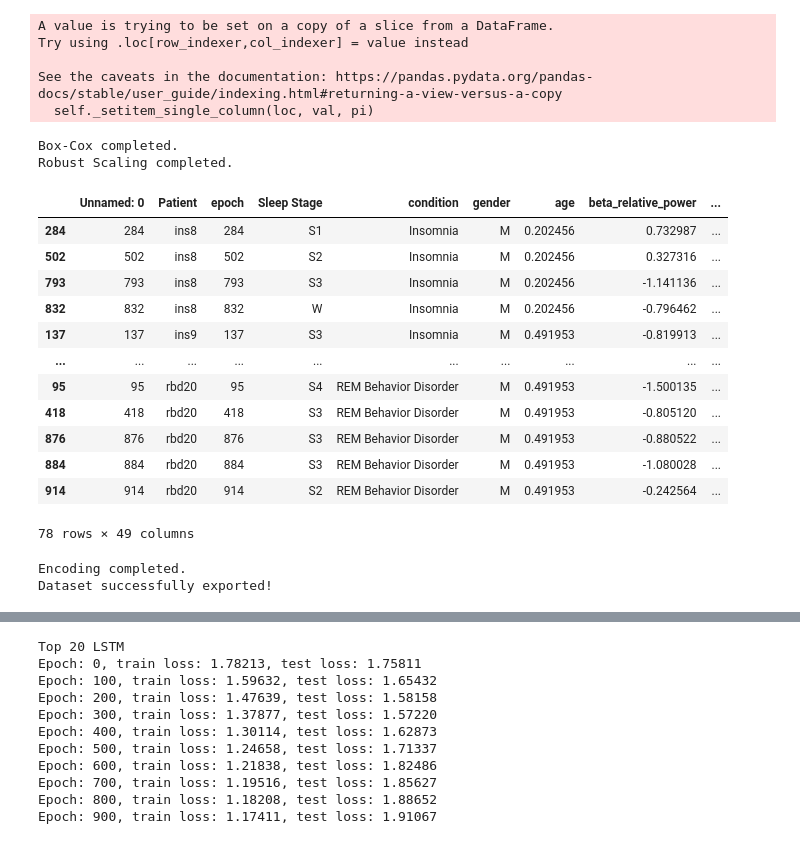
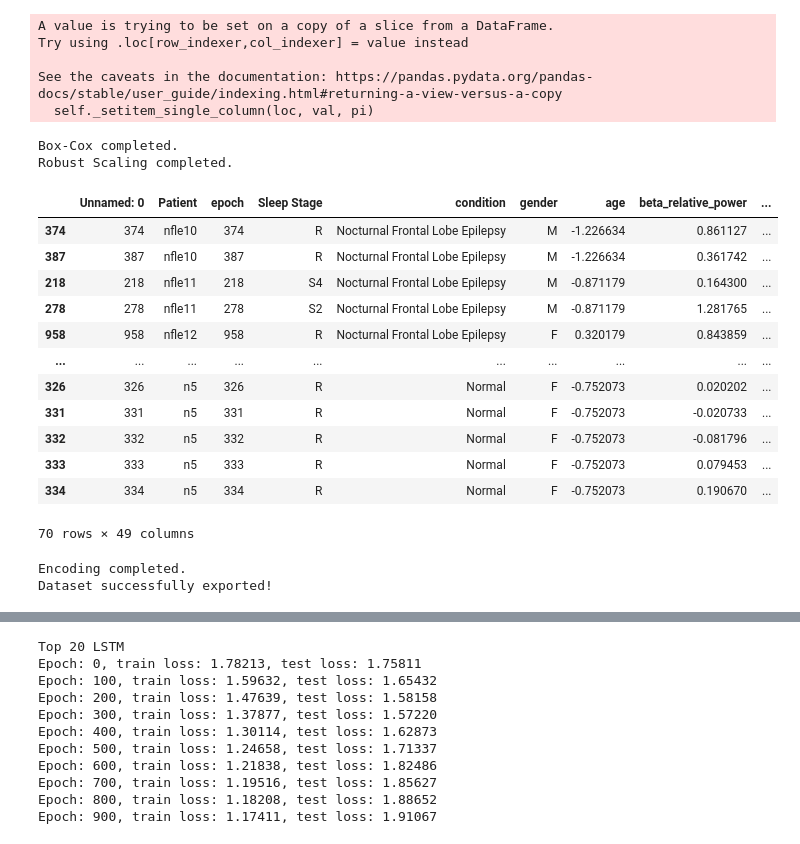
Before and after one commit to brycegsmith/psg_project, a Jupyter notebook: lstm.ipynb, the cells around one changed output, grey strips where cells are left out. Drawn from its saved outputs; the diff is of its cells as text; code cells hidden in the pictures.

```diff
--- a/lstm.ipynb
+++ b/lstm.ipynb
@@ -37,12 +38,15 @@ from sklearn.metrics import classification_report
 # %%
 trainingData = ['nfle10', 'nfle11', 'nfle12', 'nfle13', 'nfle14', 'nfle15','plm10', 'plm1', 'plm2', 'plm3', 'plm5', 'plm6','rbd10', 'rbd11', 'rbd12', 'rbd13', 'rbd16', 'rbd17', 'ins2', 'ins6', 'n11', 'n2']
 testingData = ['ins8', 'ins9', 'n5','nfle16', 'nfle17', 'nfle18', 'nfle19','plm7', 'plm8', 'plm9','rbd18', 'rbd19', 'rbd20']
+allData = ['nfle10', 'nfle11', 'nfle12', 'nfle13', 'nfle14', 'nfle15', 'nfle16', 'nfle17', 'nfle18', 'nfle19',
+           'plm10', 'plm1', 'plm2', 'plm3', 'plm5', 'plm6', 'plm7', 'plm8', 'plm9', 'rbd10', 'rbd11', 'rbd12', 'rbd13',
+           'rbd16', 'rbd17', 'rbd18', 'rbd19', 'rbd20', 'ins2', 'ins6', 'ins8', 'ins9', 'n11', 'n2', 'n3', 'n5']
 firstNumericCol = 6 # Includes age
-#filepath = 'final_data/'
-filepath = 'testingData/'
+filepath = 'final_data/'
+
 final = pd.DataFrame()
 
-for dataset in testingData: # Stuff in the loop is done on each dataset individually before combining
+for dataset in allData: # Stuff in the loop is done on each dataset individually before combining
     thisData = pd.read_csv(filepath + dataset + '.csv') # Create an untracked local data folder
     column_names = thisData.columns[firstNumericCol - 1:]
 
@@ -167,45 +171,45 @@ final.insert(8, "plm", conditionColumns["condition_3"])
 
 final.drop("condition", axis=1, inplace=True)
 
 print('Encoding completed.')
 
 
 #Robust Scaling
 #subset1 = final.iloc[:,:firstNumericCol]
 #subset2 = final.iloc[:,firstNumericCol:]
 
 #scaler = preprocessing.RobustScaler() # By default, centers and scales
 #robust_df = scaler.fit_transform(subset2)
 #robust_df = pd.DataFrame(robust_df, columns = column_names)
 #print("Robust Scaling done for " + dataset)
 
 #Export
 #final = pd.concat([subset1, robust_df], axis = 1)
 final.reset_index(inplace=True)
 final = final.iloc[:,1:]
 final.to_csv('final.csv')
 print('Dataset successfully exported!')
 # %% [output]
 A value is trying to be set on a copy of a slice from a DataFrame.
 Try using .loc[row_indexer,col_indexer] = value instead
 
 See the caveats in the documentation: https://pandas.pydata.org/pandas-docs/stable/user_guide/indexing.html#returning-a-view-versus-a-copy
   self._setitem_single_column(loc, val, pi)
 Box-Cox completed.
 Robust Scaling completed.
 |  | Unnamed: 0 | Patient | epoch | Sleep Stage | condition | gender | age | beta_relative_power | ... |
-| 284 | 284 | ins8 | 284 | S1 | Insomnia | M | 0.202456 | 0.732987 | ... |
-| 502 | 502 | ins8 | 502 | S2 | Insomnia | M | 0.202456 | 0.327316 | ... |
-| 793 | 793 | ins8 | 793 | S3 | Insomnia | M | 0.202456 | -1.141136 | ... |
-| 832 | 832 | ins8 | 832 | W | Insomnia | M | 0.202456 | -0.796462 | ... |
-| 137 | 137 | ins9 | 137 | S3 | Insomnia | M | 0.491953 | -0.819913 | ... |
+| 374 | 374 | nfle10 | 374 | R | Nocturnal Frontal Lobe Epilepsy | M | -1.226634 | 0.861127 | ... |
+| 387 | 387 | nfle10 | 387 | R | Nocturnal Frontal Lobe Epilepsy | M | -1.226634 | 0.361742 | ... |
+| 218 | 218 | nfle11 | 218 | S4 | Nocturnal Frontal Lobe Epilepsy | M | -0.871179 | 0.164300 | ... |
+| 278 | 278 | nfle11 | 278 | S2 | Nocturnal Frontal Lobe Epilepsy | M | -0.871179 | 1.281765 | ... |
+| 958 | 958 | nfle12 | 958 | R | Nocturnal Frontal Lobe Epilepsy | F | 0.320179 | 0.843859 | ... |
 | ... | ... | ... | ... | ... | ... | ... | ... | ... | ... |
-| 95 | 95 | rbd20 | 95 | S4 | REM Behavior Disorder | M | 0.491953 | -1.500135 | ... |
-| 418 | 418 | rbd20 | 418 | S3 | REM Behavior Disorder | M | 0.491953 | -0.805120 | ... |
-| 876 | 876 | rbd20 | 876 | S3 | REM Behavior Disorder | M | 0.491953 | -0.880522 | ... |
-| 884 | 884 | rbd20 | 884 | S3 | REM Behavior Disorder | M | 0.491953 | -1.080028 | ... |
-| 914 | 914 | rbd20 | 914 | S2 | REM Behavior Disorder | M | 0.491953 | -0.242564 | ... |
+| 326 | 326 | n5 | 326 | R | Normal | F | -0.752073 | 0.020202 | ... |
+| 331 | 331 | n5 | 331 | R | Normal | F | -0.752073 | -0.020733 | ... |
+| 332 | 332 | n5 | 332 | R | Normal | F | -0.752073 | -0.081796 | ... |
+| 333 | 333 | n5 | 333 | R | Normal | F | -0.752073 | 0.079453 | ... |
+| 334 | 334 | n5 | 334 | R | Normal | F | -0.752073 | 0.190670 | ... |
-78 rows × 49 columns
+70 rows × 49 columns
 Encoding completed.
 Dataset successfully exported!
 # %%
```
Also changed, not shown: parts of 18 cells of this notebook, 5 other files.
